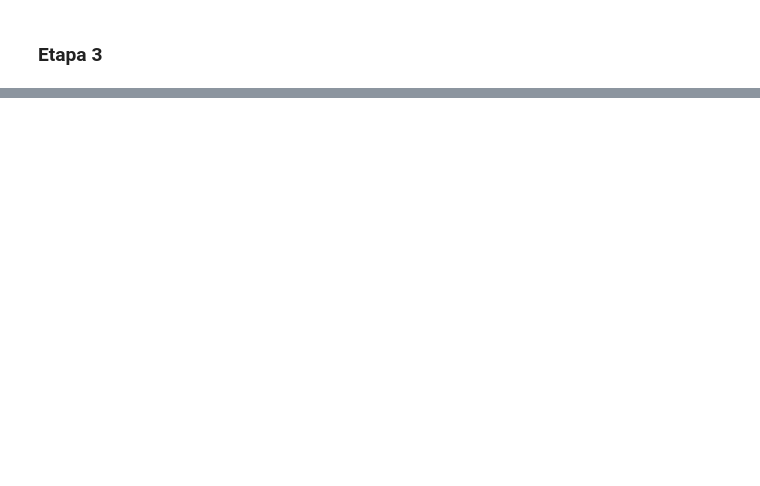
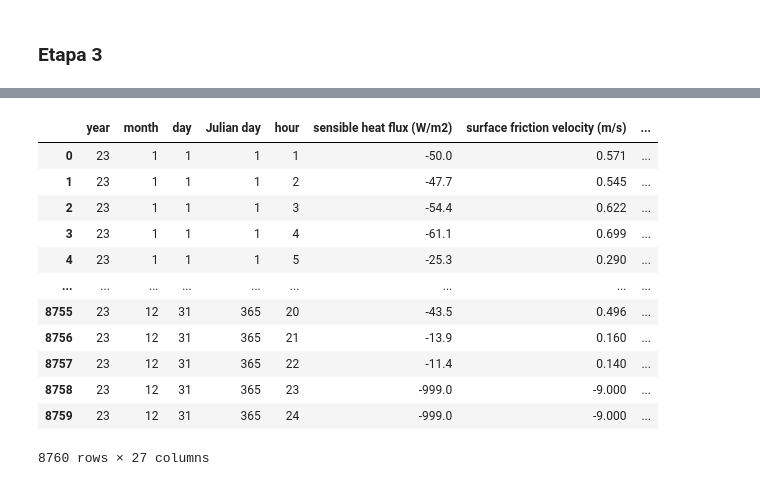
Before and after one commit to anapietroski/Controle_AnaPietroski, a Jupyter notebook: Atividade02_Ana_e_Barbara.ipynb, the cells around one changed output, grey strips where cells are left out. Drawn from its saved outputs; the diff is of its cells as text; code cells hidden in the pictures; blank space fills up the shorter version.

```diff
--- a/Atividade02_Ana_e_Barbara.ipynb
+++ b/Atividade02_Ana_e_Barbara.ipynb
@@ -668,0 +602,26 @@ NameError: name 'subprocess' is not defined
+# %%
+# Caminho para o arquivo CSV
+caminho = r'C:\Users\anaju\OneDrive\Documentos\GitHub\Controle_AnaPietroski\inputs\ezAermet\METEO.csv'
+
+# Abrir o arquivo CSV como um DataFrame do pandas, especificando o encoding
+df = pd.read_csv(caminho)
+
+# Configurações para exibir todas as colunas
+pd.set_option('display.max_columns', None)
+
+# Exibir DataFrame
+display(df)
+# %% [output]
+|  | year | month | day | Julian day | hour | sensible heat flux (W/m2) | surface friction velocity (m/s) | ... |
+| 0 | 23 | 1 | 1 | 1 | 1 | -50.0 | 0.571 | ... |
+| 1 | 23 | 1 | 1 | 1 | 2 | -47.7 | 0.545 | ... |
+| 2 | 23 | 1 | 1 | 1 | 3 | -54.4 | 0.622 | ... |
+| 3 | 23 | 1 | 1 | 1 | 4 | -61.1 | 0.699 | ... |
+| 4 | 23 | 1 | 1 | 1 | 5 | -25.3 | 0.290 | ... |
+| ... | ... | ... | ... | ... | ... | ... | ... | ... |
+| 8755 | 23 | 12 | 31 | 365 | 20 | -43.5 | 0.496 | ... |
+| 8756 | 23 | 12 | 31 | 365 | 21 | -13.9 | 0.160 | ... |
+| 8757 | 23 | 12 | 31 | 365 | 22 | -11.4 | 0.140 | ... |
+| 8758 | 23 | 12 | 31 | 365 | 23 | -999.0 | -9.000 | ... |
+| 8759 | 23 | 12 | 31 | 365 | 24 | -999.0 | -9.000 | ... |
+8760 rows × 27 columns
```
Also changed, not shown: parts of 8 cells of this notebook.
